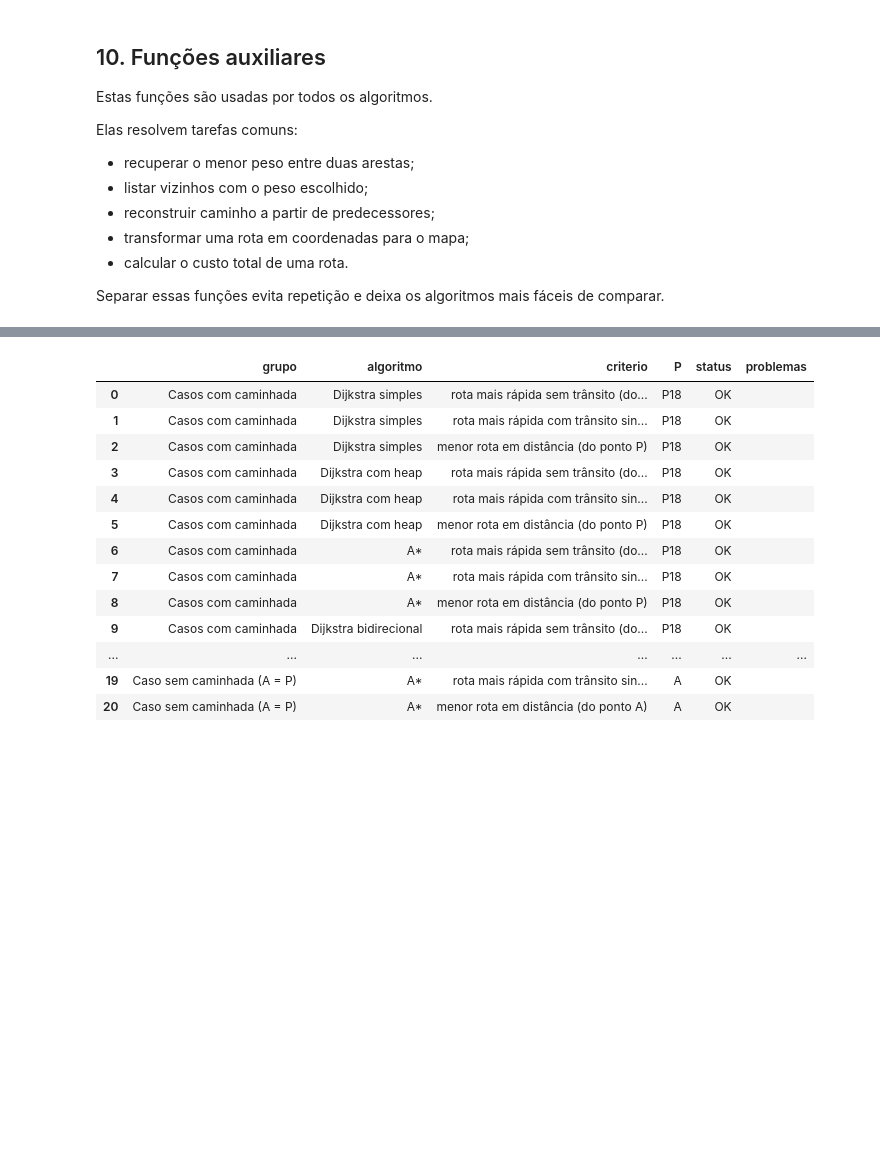
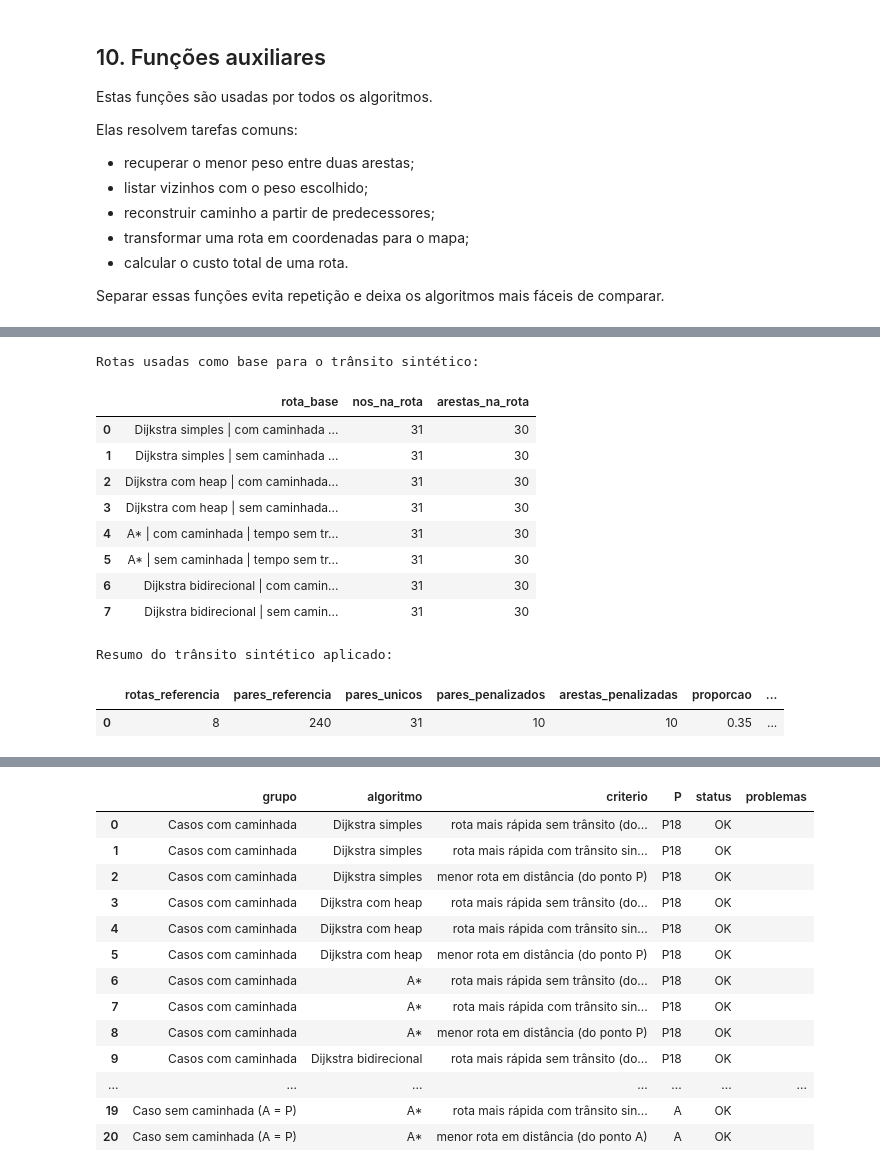
Before and after one commit to edivelton/datastructure, a Jupyter notebook: projects/ridesmart-aed2/RideSmart_AED2.ipynb, the cells around one changed output, grey strips where cells are left out. Cells and saved outputs as stored; diff of their text form; code cells hidden in the pictures; blank space fills up the shorter version.

```diff
--- a/projects/ridesmart-aed2/RideSmart_AED2.ipynb
+++ b/projects/ridesmart-aed2/RideSmart_AED2.ipynb
@@ -1580,0 +1613,47 @@ O objetivo é permitir comparar visualmente, no mesmo mapa, as escolhas feitas p
+# %%
+rotas_referencia_transito = [
+    ("Dijkstra simples | com caminhada | tempo sem trânsito", melhor_dijkstra_simples_tempo_sem["rota_P_B"]),
+    ("Dijkstra simples | sem caminhada | tempo sem trânsito", sem_dijkstra_simples_tempo_sem["rota_P_B"]),
+    ("Dijkstra com heap | com caminhada | tempo sem trânsito", melhor_dijkstra_heap_tempo_sem["rota_P_B"]),
+    ("Dijkstra com heap | sem caminhada | tempo sem trânsito", sem_dijkstra_heap_tempo_sem["rota_P_B"]),
+    ("A* | com caminhada | tempo sem trânsito", melhor_astar_tempo_sem["rota_P_B"]),
+    ("A* | sem caminhada | tempo sem trânsito", sem_astar_tempo_sem["rota_P_B"]),
+    ("Dijkstra bidirecional | com caminhada | tempo sem trânsito", melhor_bidirecional_tempo_sem["rota_P_B"]),
+    ("Dijkstra bidirecional | sem caminhada | tempo sem trânsito", sem_bidirecional_tempo_sem["rota_P_B"]),
+]
+
+resumo_transito_sintetico = aplicar_transito_sintetico(
+    [rota for _, rota in rotas_referencia_transito],
+    proporcao=0.35,
+    fator_min=2.0,
+    fator_max=4.0,
+)
+
+df_rotas_base_transito = pd.DataFrame([
+    {
+        "rota_base": nome,
+        "nos_na_rota": len(rota),
+        "arestas_na_rota": max(0, len(rota) - 1),
+    }
+    for nome, rota in rotas_referencia_transito
+])
+
+print("Rotas usadas como base para o trânsito sintético:")
+display(df_rotas_base_transito)
+
+print("Resumo do trânsito sintético aplicado:")
+display(pd.DataFrame([resumo_transito_sintetico]))
+# %% [output]
+Rotas usadas como base para o trânsito sintético:
+|  | rota_base | nos_na_rota | arestas_na_rota |
+| 0 | Dijkstra simples | com caminhada ... | 31 | 30 |
+| 1 | Dijkstra simples | sem caminhada ... | 31 | 30 |
+| 2 | Dijkstra com heap | com caminhada... | 31 | 30 |
+| 3 | Dijkstra com heap | sem caminhada... | 31 | 30 |
+| 4 | A* | com caminhada | tempo sem tr... | 31 | 30 |
+| 5 | A* | sem caminhada | tempo sem tr... | 31 | 30 |
+| 6 | Dijkstra bidirecional | com camin... | 31 | 30 |
+| 7 | Dijkstra bidirecional | sem camin... | 31 | 30 |
+Resumo do trânsito sintético aplicado:
+|  | rotas_referencia | pares_referencia | pares_unicos | pares_penalizados | arestas_penalizadas | proporcao | ... |
+| 0 | 8 | 240 | 31 | 10 | 10 | 0.35 | ... |
```
Also changed, not shown: parts of 58 cells of this notebook, 2 other files.
